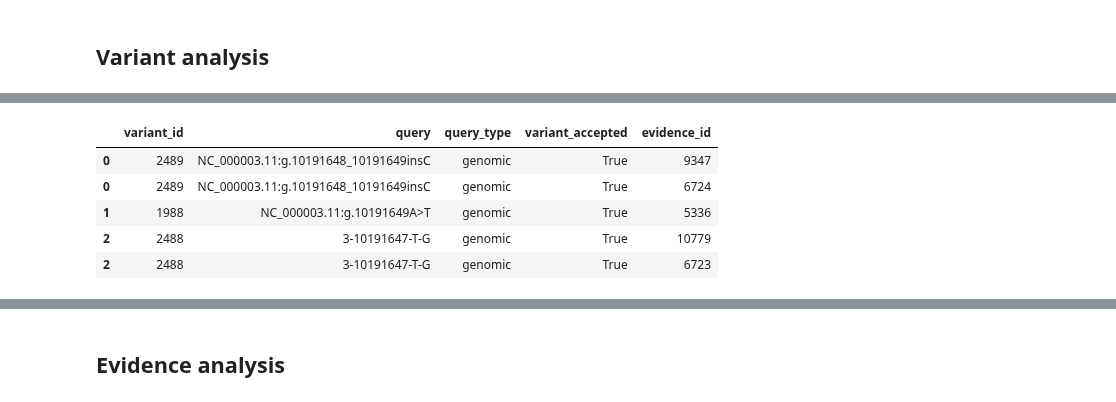
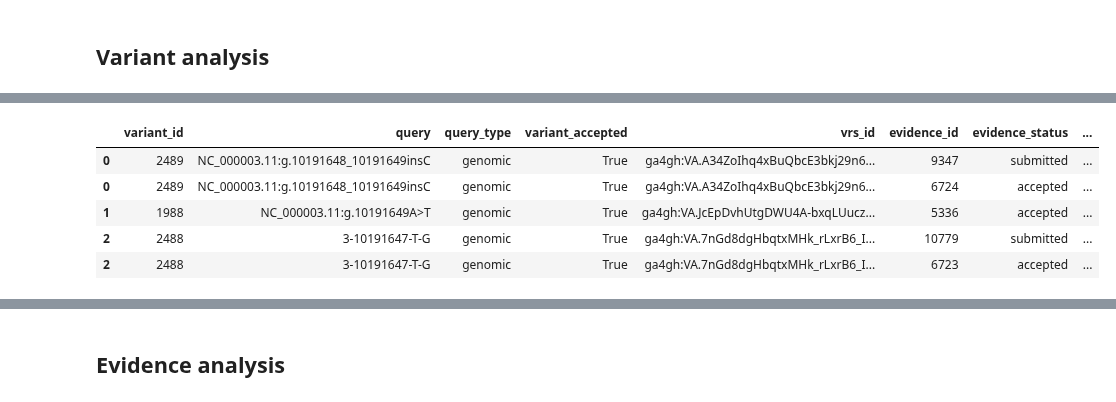
Before and after one commit to cancervariants/variation-normalization, a Jupyter notebook: notebooks/analysis/civic/civic_evidence_analysis.ipynb, the cells around one changed output, grey strips where cells are left out. Saved outputs shown, nothing was run; the diff lists cells and outputs as text; code cells hidden in the pictures.

Commit message:
wip: initial refactor of civic evidence analysis

```diff
--- a/notebooks/analysis/civic/civic_evidence_analysis.ipynb
+++ b/notebooks/analysis/civic/civic_evidence_analysis.ipynb
@@ -49,6 +345,6 @@ civic_molprof_ids = civic.get_all_molecular_profiles(include_status=['accepted',
 # %% [markdown]
 ## List of Normalized Variants ID's
 # %%
-normalized_queries_df = pd.read_csv("./able_to_normalize_queries.csv", sep= "\t")
+normalized_queries_df = pd.read_csv("able_to_normalize_queries.csv", sep="\t")
 normalized_queries_df.head()
 # %% [output]
@@ -61,2 +356,0 @@ normalized_queries_df.head()
-# %%
-normalized_queries_df = normalized_queries_df.drop_duplicates(subset=['variant_id'])
@@ -140,0 +359,3 @@ normalized_queries_add_evidence_df.head()
+# %%
+normalized_queries_df = variant_analysis(normalized_queries_df, VariantNormType.NORMALIZED)
+normalized_queries_df.head()
@@ -140,0 +390,3 @@ normalized_queries_add_evidence_df.head()
+# %%
+normalized_queries_add_evidence_df = transform_df_evidence_ids(normalized_queries_df)
+normalized_queries_add_evidence_df.head()
@@ -141,10 +400,10 @@ normalized_queries_add_evidence_df.head()
 # %%
-normalized_queries_add_evidence_df = normalized_queries_add_evidence_df.explode(column="evidence_id")
+normalized_queries_add_evidence_df = transform_df_evidence(normalized_queries_add_evidence_df)
 normalized_queries_add_evidence_df.head()
 # %% [output]
-|  | variant_id | query | query_type | variant_accepted | evidence_id |
-| 0 | 2489 | NC_000003.11:g.10191648_10191649insC | genomic | True | 9347 |
-| 0 | 2489 | NC_000003.11:g.10191648_10191649insC | genomic | True | 6724 |
-| 1 | 1988 | NC_000003.11:g.10191649A>T | genomic | True | 5336 |
-| 2 | 2488 | 3-10191647-T-G | genomic | True | 10779 |
-| 2 | 2488 | 3-10191647-T-G | genomic | True | 6723 |
+|  | variant_id | query | query_type | variant_accepted | vrs_id | evidence_id | evidence_status | ... |
+| 0 | 2489 | NC_000003.11:g.10191648_10191649insC | genomic | True | ga4gh:VA.A34ZoIhq4xBuQbcE3bkj29n6... | 9347 | submitted | ... |
+| 0 | 2489 | NC_000003.11:g.10191648_10191649insC | genomic | True | ga4gh:VA.A34ZoIhq4xBuQbcE3bkj29n6... | 6724 | accepted | ... |
+| 1 | 1988 | NC_000003.11:g.10191649A>T | genomic | True | ga4gh:VA.JcEpDvhUtgDWU4A-bxqLUucz... | 5336 | accepted | ... |
+| 2 | 2488 | 3-10191647-T-G | genomic | True | ga4gh:VA.7nGd8dgHbqtxMHk_rLxrB6_I... | 10779 | submitted | ... |
+| 2 | 2488 | 3-10191647-T-G | genomic | True | ga4gh:VA.7nGd8dgHbqtxMHk_rLxrB6_I... | 6723 | accepted | ... |
```
Also changed, not shown: parts of 184 cells of this notebook.
